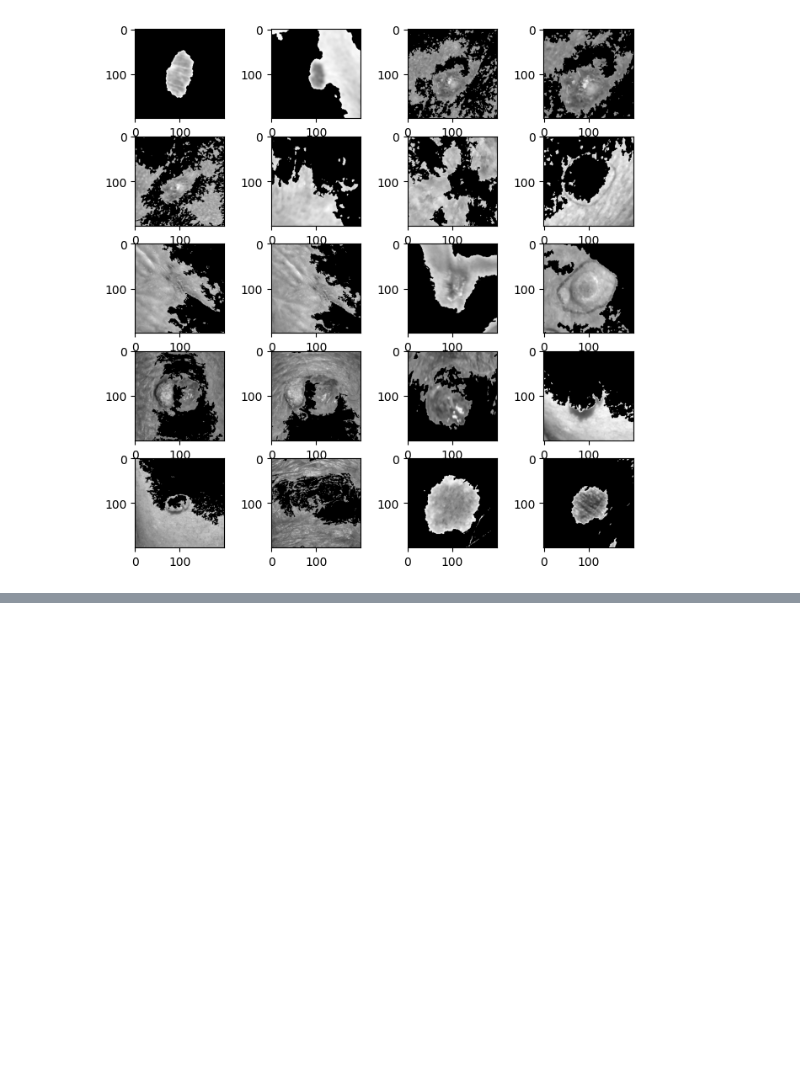
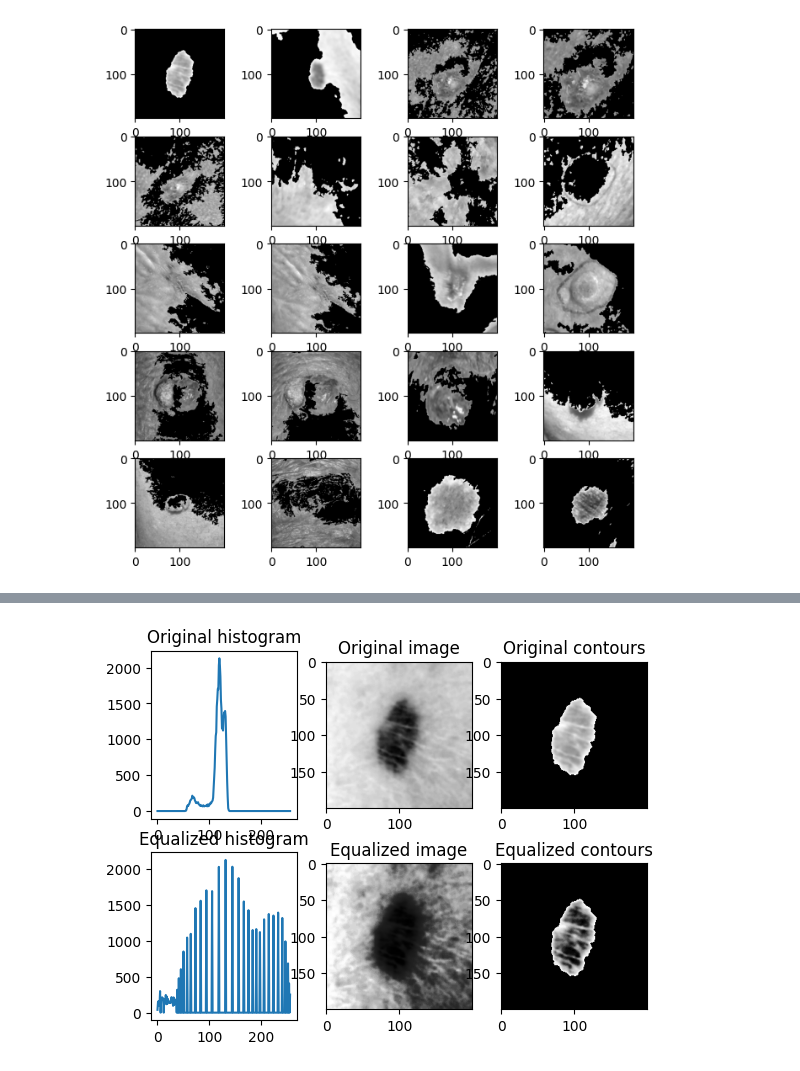
Before and after one commit to bc1719/FYP, a Jupyter notebook: FYP_Image_Preprocessing.ipynb, the cells around one changed output, grey strips where cells are left out. Saved outputs shown, nothing was run; the diff lists cells and outputs as text; code cells hidden in the pictures; blank space fills up the shorter version.

```diff
--- a/FYP_Image_Preprocessing.ipynb
+++ b/FYP_Image_Preprocessing.ipynb
@@ -175,0 +240,53 @@ cv.destroyAllWindows()
+# %%
+#Histogram calculation
+
+fig4, axes = plt.subplots(nrows=2,ncols=3)
+
+# Load the image
+img = cv.imread('pad-ufes-20/images/imgs_part_1/imgs_part_1_process/' + img_files[0])
+
+img = cv.GaussianBlur(img, (13,13), 0)
+img = cv.resize(img, (200, 200))  # Resize the image to fit in a 200x200 cell
+img = cv.cvtColor(img, cv.COLOR_BGR2GRAY)
+
+# Calculate the histogram
+hist = cv.calcHist([img], [0], None, [256], [0, 256])
+img_eq = cv.equalizeHist(img)
+hist_eq = cv.calcHist([img_eq], [0], None, [256], [0, 256])
+
+# Do the thresholding for both
+ret, thresh = cv.threshold(img, 0, 255, cv.THRESH_BINARY_INV + cv.THRESH_OTSU)
+ret_eq, thresh_eq = cv.threshold(img, 0, 255, cv.THRESH_BINARY_INV + cv.THRESH_OTSU)
+#Find Contours
+contours, hierarchy = cv.findContours(thresh, cv.RETR_TREE, cv.CHAIN_APPROX_SIMPLE)
+contours_eq, hierarchy_eq = cv.findContours(thresh_eq, cv.RETR_TREE, cv.CHAIN_APPROX_SIMPLE)
+#Masking
+mask = np.zeros(img.shape, np.uint8)
+for i in range(len(contours)):
+    cv.drawContours(mask, contours, i, (255, 255, 255), -1)
+for j in range(len(contours_eq)):
+    cv.drawContours(mask, contours_eq, i, (255, 255, 255), -1)
+#Apply the mask
+result = cv.bitwise_and(img, img, mask=mask)
+result_eq = cv.bitwise_and(img_eq, img_eq, mask=mask)
+
+
+# Plot the histogram and threshold values
+
+axes[0,0].plot(hist)
+axes[0,0].set_title('Original histogram')
+axes[0,1].imshow(img, cmap='gray')
+axes[0,1].set_title('Original image')
+axes[0,2].imshow(result, cmap='gray')
+axes[0,2].set_title('Original contours')
+axes[1,0].plot(hist_eq)
+axes[1,0].set_title('Equalized histogram')
+axes[1,1].imshow(img_eq, cmap='gray')
+axes[1,1].set_title('Equalized image')
+axes[1,2].imshow(result_eq, cmap='gray')
+axes[1,2].set_title('Equalized contours')
+
+# Show the plot
+plt.show()
+# %% [output]
+[figure, added]
```
Also changed, not shown: parts of 17 cells of this notebook.
